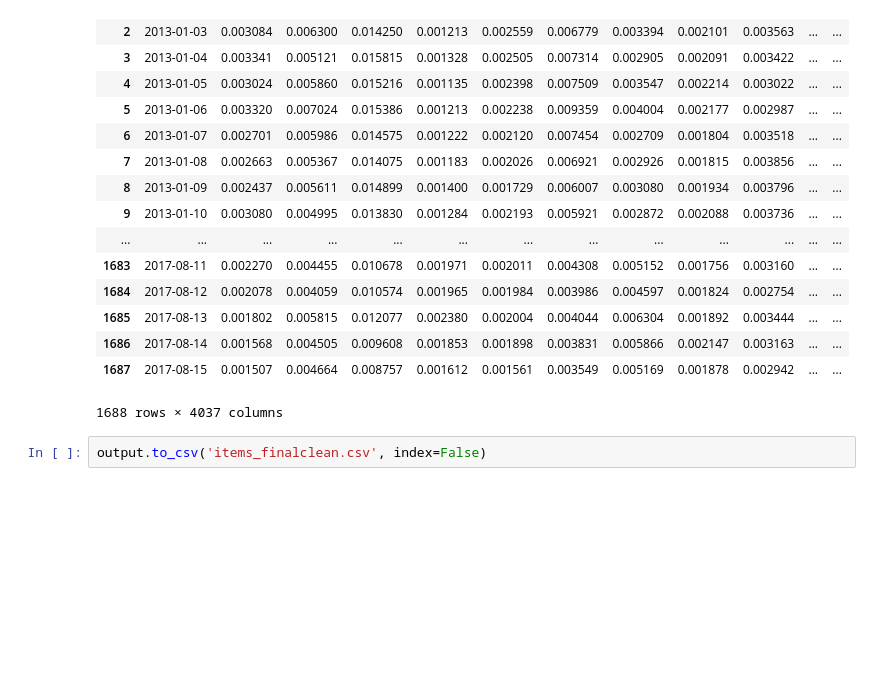
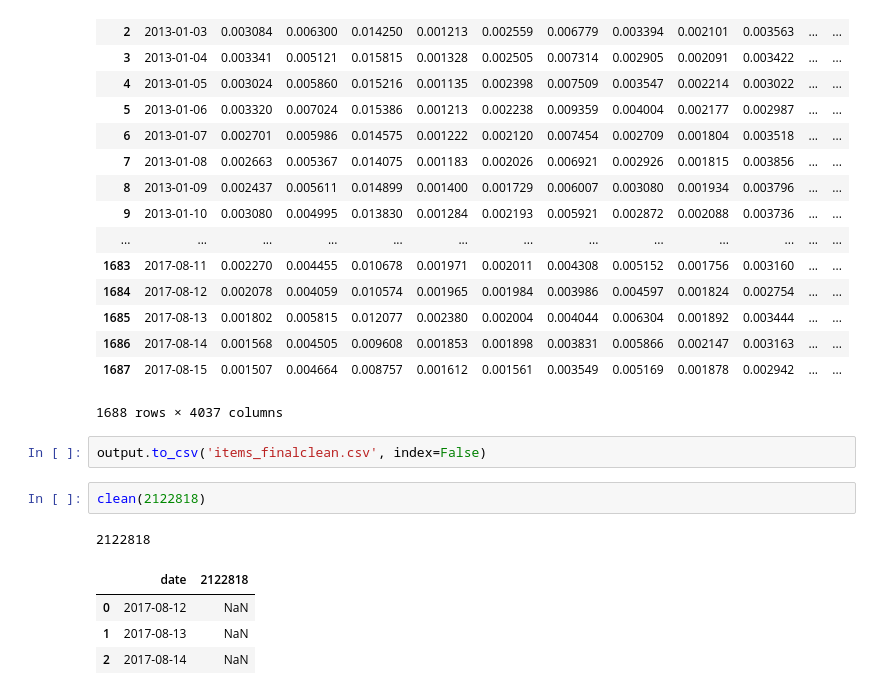
Before and after one commit to erstrong/FavoritaGrocery, a Jupyter notebook: cleanup/cleanse train.ipynb, the cells around one changed output. Drawn from its saved outputs; the diff is of its cells as text; blank space fills up the shorter version.

```diff
--- a/cleanup/cleanse train.ipynb
+++ b/cleanup/cleanse train.ipynb
@@ -187,3 +187,11 @@ output
 1688 rows × 4037 columns
 # %%
 output.to_csv('items_finalclean.csv', index=False)
+# %%
+clean(2122818)
+# %% [output]
+2122818
+|  | date | 2122818 |
+| 0 | 2017-08-12 | NaN |
+| 1 | 2017-08-13 | NaN |
+| 2 | 2017-08-14 | NaN |
```
Also changed, not shown: parts of 11 cells of this notebook, 12 other files.
